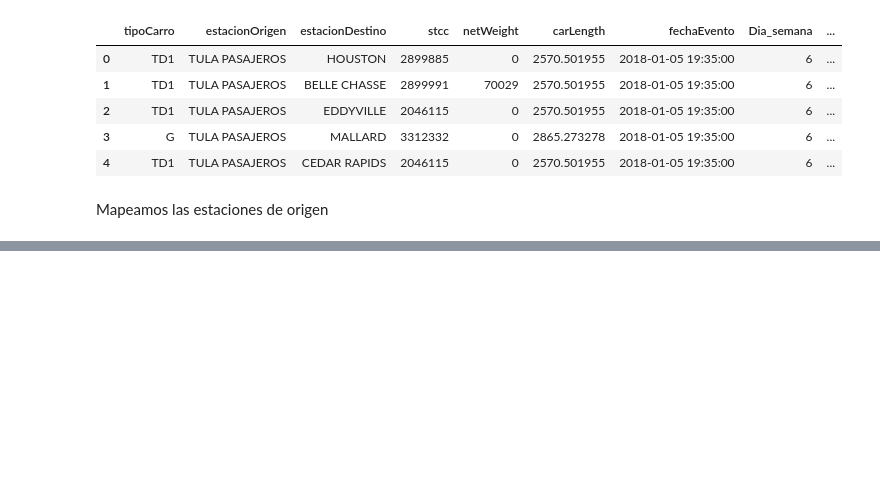
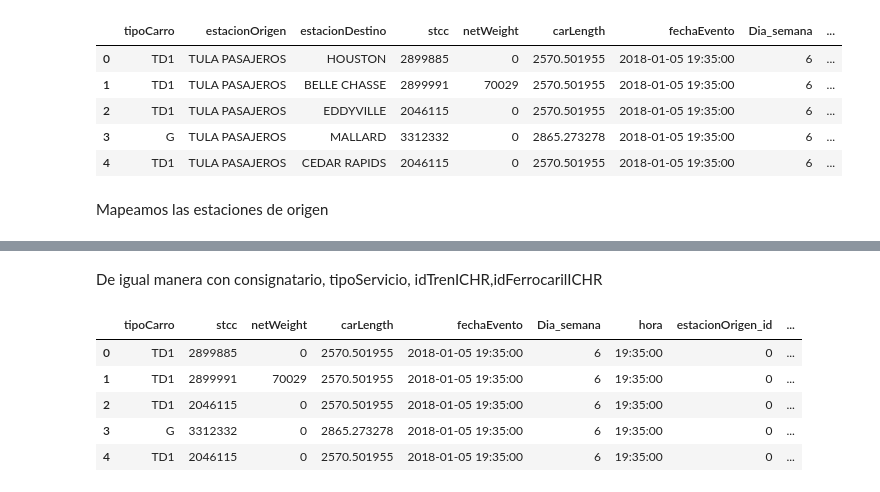
Before and after one commit to BrunoFerrovalle/Modelo_Llegadas, a Jupyter notebook: Modelo.ipynb, the cells around one changed output, grey strips where cells are left out. Cells and saved outputs as stored; diff of their text form; code cells hidden in the pictures; blank space fills up the shorter version.

```diff
--- a/Modelo.ipynb
+++ b/Modelo.ipynb
@@ -96,0 +167,40 @@ print(tcargos_df.head())
+# %% [markdown]
+De igual manera con consignatario, tipoServicio, idTrenICHR,idFerrocarilICHR
+# %%
+
+# Crear diccionarios que asignen un ID único a cada valor de las columnas especificadas
+consignatario_id_map = {value: idx for idx, value in enumerate(merged_df['consignatario'].unique())}
+tipoServicio_id_map = {value: idx for idx, value in enumerate(merged_df['tipoServicio'].unique())}
+idTrenICHR_id_map = {value: idx for idx, value in enumerate(merged_df['idTrenICHR'].unique())}
+idFerrocarrilICHR_id_map = {value: idx for idx, value in enumerate(merged_df['idFerrocarrilICHR'].unique())}
+
+# Mapear los valores de las columnas a sus correspondientes IDs
+merged_df['consignatario_id'] = merged_df['consignatario'].map(consignatario_id_map)
+merged_df['tipoServicio_id'] = merged_df['tipoServicio'].map(tipoServicio_id_map)
+merged_df['idTrenICHR_id'] = merged_df['idTrenICHR'].map(idTrenICHR_id_map)
+merged_df['idFerrocarrilICHR_id'] = merged_df['idFerrocarrilICHR'].map(idFerrocarrilICHR_id_map)
+
+# Crear DataFrames a partir de los diccionarios de mapeo
+consignatario_id_df = pd.DataFrame(list(consignatario_id_map.items()), columns=['variable', 'id'])
+tipoServicio_id_df = pd.DataFrame(list(tipoServicio_id_map.items()), columns=['variable', 'id'])
+idTrenICHR_id_df = pd.DataFrame(list(idTrenICHR_id_map.items()), columns=['variable', 'id'])
+idFerrocarrilICHR_id_df = pd.DataFrame(list(idFerrocarrilICHR_id_map.items()), columns=['variable', 'id'])
+
+# Guardar los DataFrames de mapeo en archivos CSV
+consignatario_id_df.to_csv('consignatario_id_map.csv', index=False)
+tipoServicio_id_df.to_csv('tipoServicio_id_map.csv', index=False)
+idTrenICHR_id_df.to_csv('idTrenICHR_id_map.csv', index=False)
+idFerrocarrilICHR_id_df.to_csv('idFerrocarrilICHR_id_map.csv', index=False)
+
+# Eliminar las columnas originales
+merged_df.drop(columns=['consignatario', 'tipoServicio', 'idTrenICHR', 'idFerrocarrilICHR'], inplace=True)
+
+# Mostrar las primeras filas del DataFrame actualizado
+merged_df.head()
+# %% [output]
+|  | tipoCarro | stcc | netWeight | carLength | fechaEvento | Dia_semana | hora | estacionOrigen_id | ... |
+| 0 | TD1 | 2899885 | 0 | 2570.501955 | 2018-01-05 19:35:00 | 6 | 19:35:00 | 0 | ... |
+| 1 | TD1 | 2899991 | 70029 | 2570.501955 | 2018-01-05 19:35:00 | 6 | 19:35:00 | 0 | ... |
+| 2 | TD1 | 2046115 | 0 | 2570.501955 | 2018-01-05 19:35:00 | 6 | 19:35:00 | 0 | ... |
+| 3 | G | 3312332 | 0 | 2865.273278 | 2018-01-05 19:35:00 | 6 | 19:35:00 | 0 | ... |
+| 4 | TD1 | 2046115 | 0 | 2570.501955 | 2018-01-05 19:35:00 | 6 | 19:35:00 | 0 | ... |
```
Also changed, not shown: parts of 8 cells of this notebook, 4 other files.
